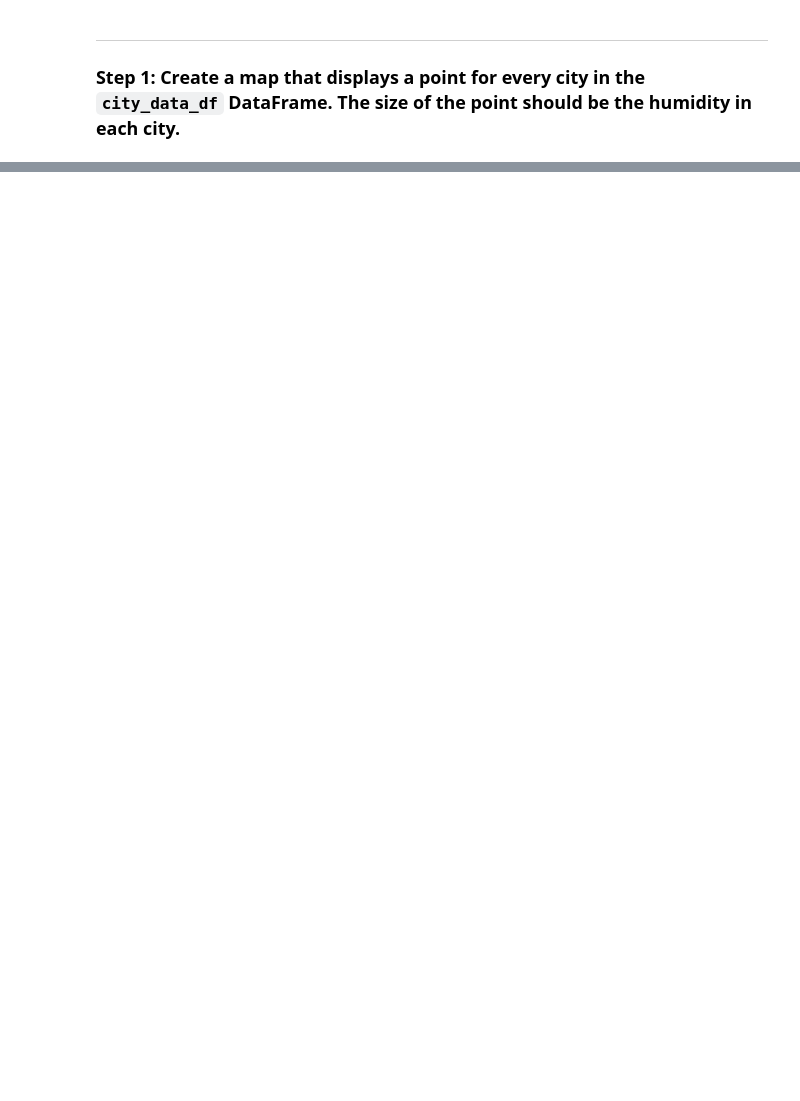
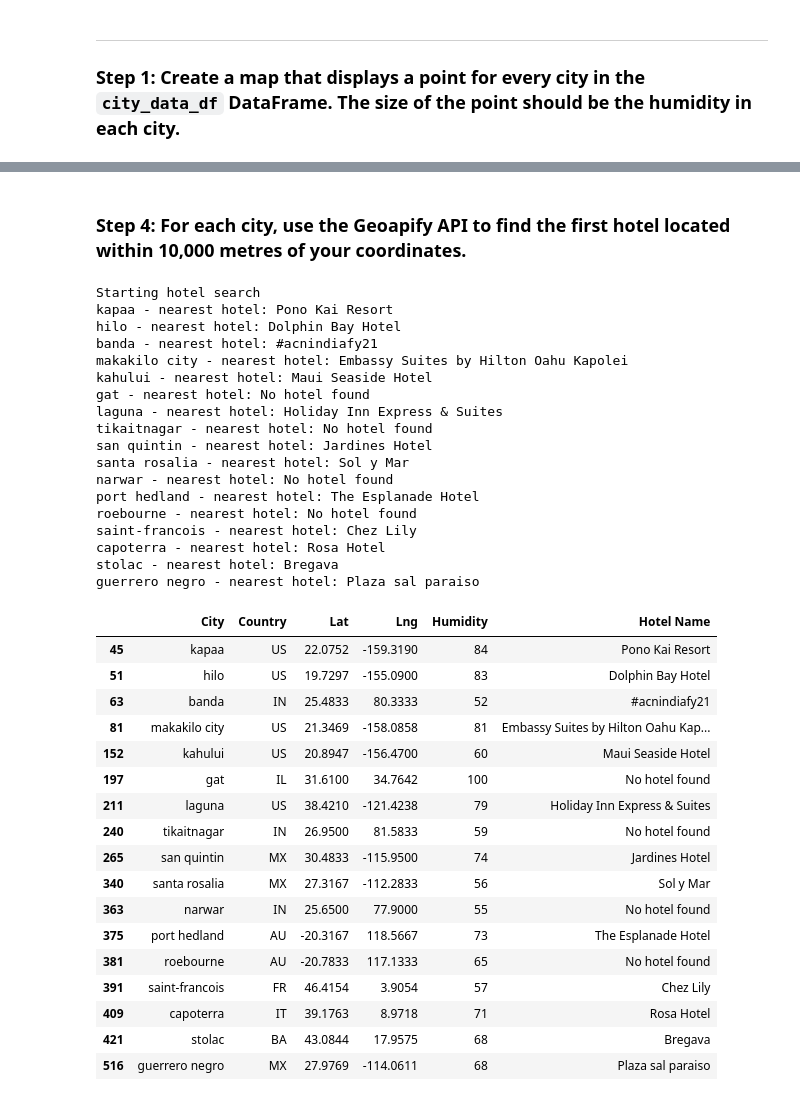
Before and after one commit to baronsgit/python-api-challenge, a Jupyter notebook: WeatherPy/VacationPy.ipynb, the cells around one changed output, grey strips where cells are left out. Saved outputs shown, nothing was run; the diff lists cells and outputs as text; code cells hidden in the pictures; blank space fills up the shorter version.

```diff
--- a/WeatherPy/VacationPy.ipynb
+++ b/WeatherPy/VacationPy.ipynb
@@ -57 +117,81 @@ humidity_map
+# %% [markdown]
+### Step 4: For each city, use the Geoapify API to find the first hotel located within 10,000 metres of your coordinates.
+# %%
+#perform hotel search
+baseplacesUrl = "https://api.geoapify.com/v2/places"
+geoKey = geoapify_api_key
+
+# Set parameters to search for a hotel
+radius = 10000
+params = {
+    "limit": 1,
+    "categories": "accommodation.hotel",
+    "apiKey": geoKey
+}
+
+# Print a message to follow up the hotel search
+print("Starting hotel search")
+
+# Iterate through the hotel_df DataFrame
+for index, row in hotel_df.iterrows():
+    # get latitude, longitude from the DataFrame
+    lat = hotel_df.loc[index, "Lat"]
+    lon = hotel_df.loc[index, "Lng"]
+
+    # Add filter and bias parameters with the current city's latitude and longitude to the params dictionary
+    params["filter"] = f"circle:{lon},{lat},{radius}"
+    params["bias"] = f"proximity:{lon},{lat}"
+
+    # Make and API request using the params dictionaty
+    name_address = requests.get(baseplacesUrl,params=params).json()
+
+    # Grab the first hotel from the results and store the name in the hotel_df DataFrame
+    try:
+        hotel_df.loc[index, "Hotel Name"] = name_address["features"][0]["properties"]["name"]
+    except (KeyError, IndexError):
+        # If no hotel is found, set the hotel name as "No hotel found".
+        hotel_df.loc[index, "Hotel Name"] = f"No hotel found"
+
+    # Log the search results
+    print(f"{hotel_df.loc[index, 'City']} - nearest hotel: {hotel_df.loc[index, 'Hotel Name']}")
+
+# Display sample data
+hotel_df
+# %% [output]
+Starting hotel search
+kapaa - nearest hotel: Pono Kai Resort
+hilo - nearest hotel: Dolphin Bay Hotel
+banda - nearest hotel: #acnindiafy21
+makakilo city - nearest hotel: Embassy Suites by Hilton Oahu Kapolei
+kahului - nearest hotel: Maui Seaside Hotel
+gat - nearest hotel: No hotel found
+laguna - nearest hotel: Holiday Inn Express & Suites
+tikaitnagar - nearest hotel: No hotel found
+san quintin - nearest hotel: Jardines Hotel
+santa rosalia - nearest hotel: Sol y Mar
+narwar - nearest hotel: No hotel found
+port hedland - nearest hotel: The Esplanade Hotel
+roebourne - nearest hotel: No hotel found
+saint-francois - nearest hotel: Chez Lily
+capoterra - nearest hotel: Rosa Hotel
+stolac - nearest hotel: Bregava
+guerrero negro - nearest hotel: Plaza sal paraiso
+|  | City | Country | Lat | Lng | Humidity | Hotel Name |
+| 45 | kapaa | US | 22.0752 | -159.3190 | 84 | Pono Kai Resort |
+| 51 | hilo | US | 19.7297 | -155.0900 | 83 | Dolphin Bay Hotel |
+| 63 | banda | IN | 25.4833 | 80.3333 | 52 | #acnindiafy21 |
+| 81 | makakilo city | US | 21.3469 | -158.0858 | 81 | Embassy Suites by Hilton Oahu Kap... |
+| 152 | kahului | US | 20.8947 | -156.4700 | 60 | Maui Seaside Hotel |
+| 197 | gat | IL | 31.6100 | 34.7642 | 100 | No hotel found |
+| 211 | laguna | US | 38.4210 | -121.4238 | 79 | Holiday Inn Express & Suites |
+| 240 | tikaitnagar | IN | 26.9500 | 81.5833 | 59 | No hotel found |
+| 265 | san quintin | MX | 30.4833 | -115.9500 | 74 | Jardines Hotel |
+| 340 | santa rosalia | MX | 27.3167 | -112.2833 | 56 | Sol y Mar |
+| 363 | narwar | IN | 25.6500 | 77.9000 | 55 | No hotel found |
+| 375 | port hedland | AU | -20.3167 | 118.5667 | 73 | The Esplanade Hotel |
+| 381 | roebourne | AU | -20.7833 | 117.1333 | 65 | No hotel found |
+| 391 | saint-francois | FR | 46.4154 | 3.9054 | 57 | Chez Lily |
+| 409 | capoterra | IT | 39.1763 | 8.9718 | 71 | Rosa Hotel |
+| 421 | stolac | BA | 43.0844 | 17.9575 | 68 | Bregava |
+| 516 | guerrero negro | MX | 27.9769 | -114.0611 | 68 | Plaza sal paraiso |
 # %%
```
Also changed, not shown: parts of 8 cells of this notebook, 1 other file.
